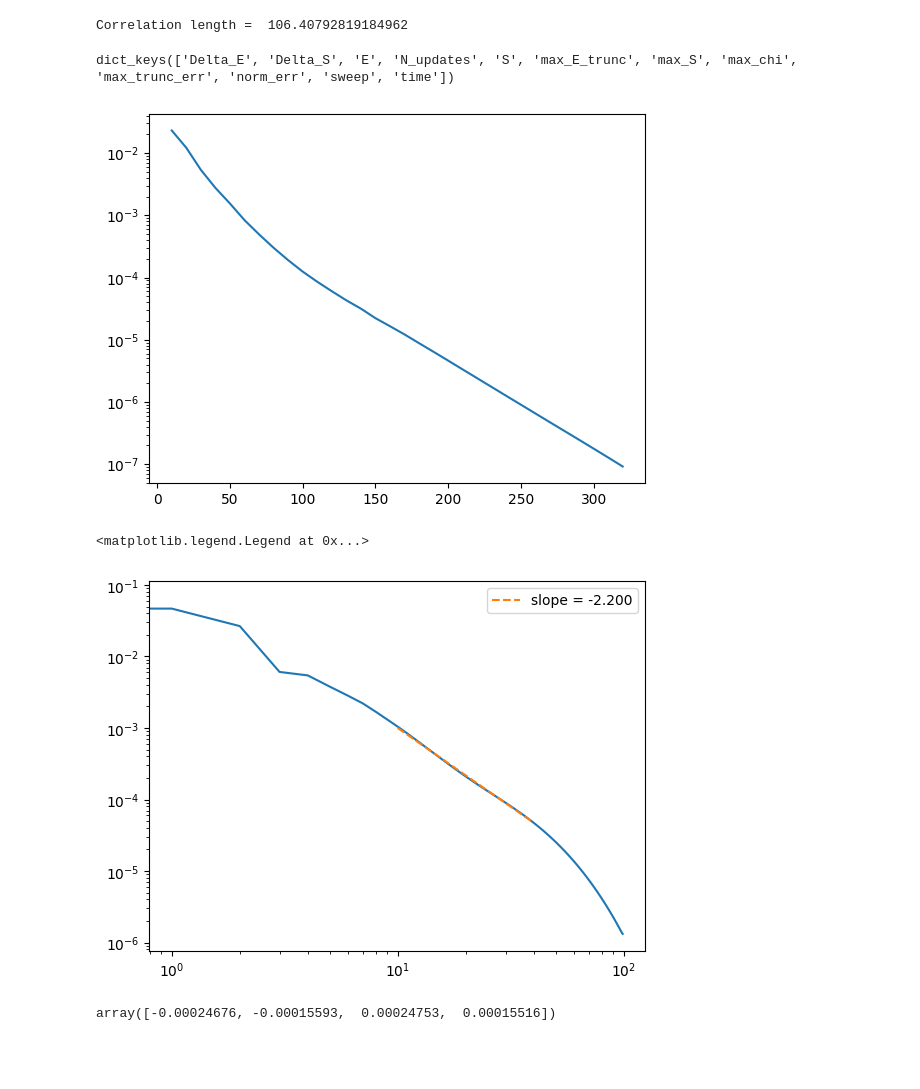
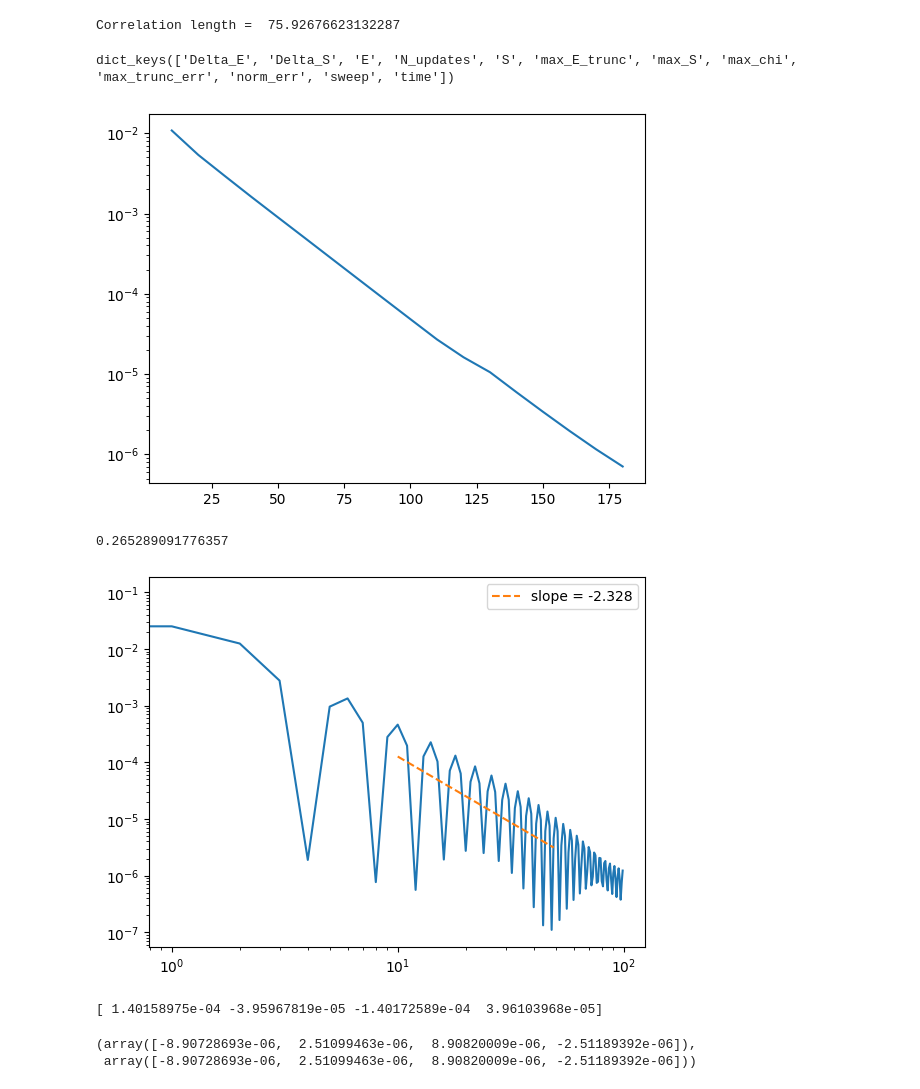
Before and after one commit to aravindhshankar/Spin1LongRangeOrder.jl, a Jupyter notebook: python/central_charge/visualize_helper.ipynb, the cells around one changed output. Cells and saved outputs as stored; diff of their text form; code cells hidden in the pictures; blank space fills up the shorter version.

```diff
--- a/python/central_charge/visualize_helper.ipynb
+++ b/python/central_charge/visualize_helper.ipynb
@@ -9,18 +10,19 @@ DATADIR = '../../data/iDMRG/'
 # %%
 # psi, results = io.load_mps_with_metadata('lastVpm_3.800_chi500.h5')
 # psi, results = io.load_mps_with_metadata('ff_chi80.h5')
-loadfile = os.path.join(DATADIR, "Vpm3.8cc/Vpm_3.800_chi500.h5")
+# loadfile = os.path.join(DATADIR, "Vpm3.8cc/Vpm_3.800_chi500.h5")
+loadfile = os.path.join(DATADIR, 'ffcc/ff_chi500.h5')
 psi, results = io.load_mps_with_metadata(loadfile)
 print('Correlation length = ', psi.correlation_length2())
 diags = results["diagnostics"]
 diags.keys()
 # %% [output]
-Correlation length =  106.40792819184962
+Correlation length =  75.92676623132287
 dict_keys(['Delta_E', 'Delta_S', 'E', 'N_updates', 'S', 'max_E_trunc', 'max_S', 'max_chi', 'max_trunc_err', 'norm_err', 'sweep', 'time'])
 # %%
 plt.plot(diags['sweep'], np.abs(diags['Delta_S']))
 plt.yscale('log')
 # %% [output]
-[figure, old version]
+[figure, new version]
 # %%
 distrange = 100 #picked smaller than correlation length
@@ -31,13 +33,19 @@ electroncorr = obs.denoise_rolling(np.abs(obs.electron_corr(psi, distrange, "tot
 # %%
 xvals = np.arange(distrange)
-yvals = spinzcorr
+# yvals = obs.denoise_rolling(np.abs(alt_spinzcorr), window=1)
+yvals = np.abs(obs.SzSz_corr(psi, 100, connected=True))
 plt.plot(xvals, yvals)
-fitw = slice(10, 40)
+fitw = slice(10, 50)
 m, logc = np.polyfit(np.log(xvals[fitw]), np.log(yvals[fitw]), 1)
 plt.plot(xvals[fitw], np.exp(logc) * xvals[fitw]**m, ls='--', label=f'slope = {m:.3f}')
+# vibes = 0.07 * xvals**(-1 - 0.7126) * np.abs(np.log(xvals))**0.5
+# plt.plot(vibes)
 plt.yscale('log')
 plt.xscale('log')
 plt.legend()
+
+Kc = np.pi**2 * np.exp(logc)
+print(Kc)
 # %% [output]
-<matplotlib.legend.Legend at 0x...>
+0.265289091776357
-[figure, old version]
+[figure, new version]
@@ -44,4 +54,7 @@ plt.legend()
 # %%
-psi.expectation_value('Sz')
+print(psi.expectation_value('Sx'))
+psi.expectation_value('Sz'), 0.5 * (psi.expectation_value('Nu') - psi.expectation_value('Nd'))
 # %% [output]
-array([-0.00024676, -0.00015593,  0.00024753,  0.00015516])
+[ 1.40158975e-04 -3.95967819e-05 -1.40172589e-04  3.96103968e-05]
+(array([-8.90728693e-06,  2.51099463e-06,  8.90820009e-06, -2.51189392e-06]),
+ array([-8.90728693e-06,  2.51099463e-06,  8.90820009e-06, -2.51189392e-06]))
```
Also changed, not shown: parts of 8 cells of this notebook, 1 other file.
